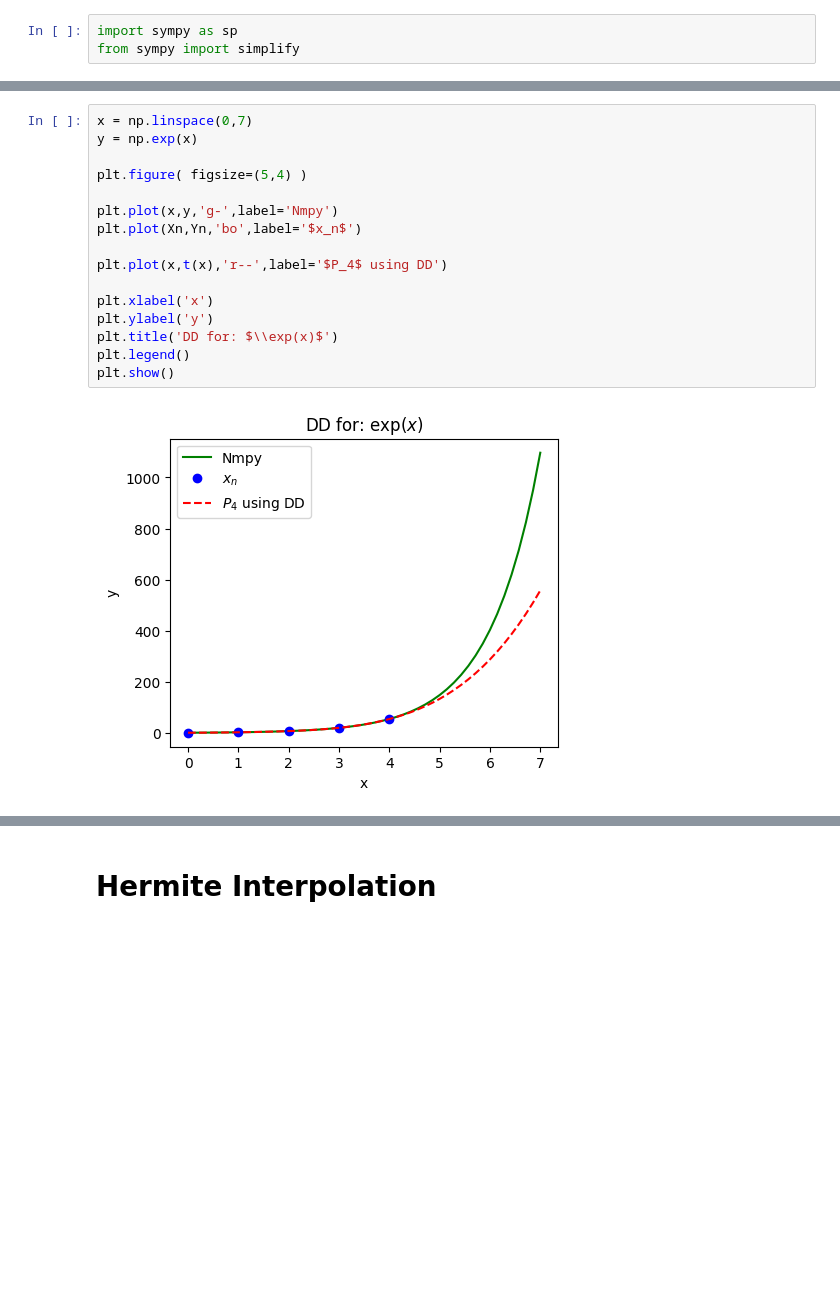
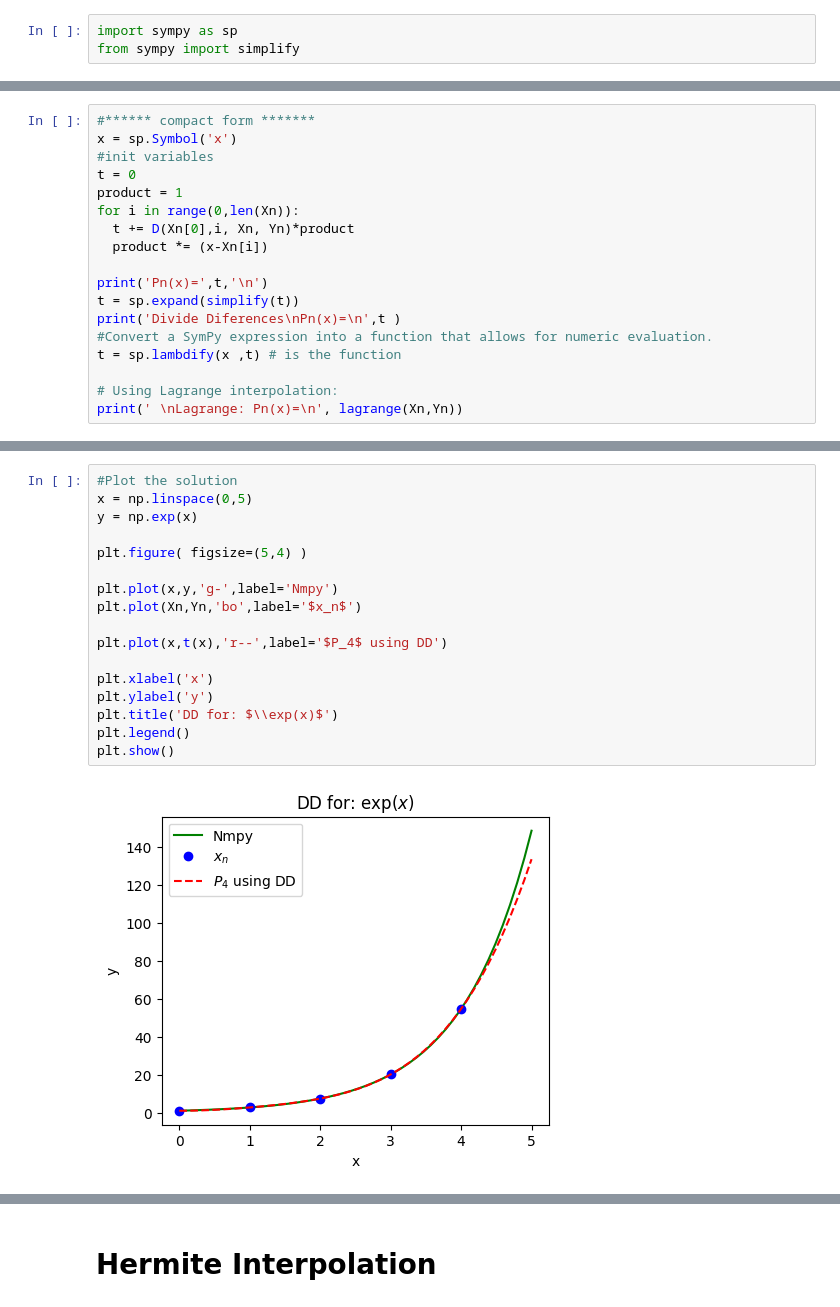
Before and after one commit to anferivera/Metodos_Computacionales, a Jupyter notebook: 4_interpolation.ipynb, the cells around one changed output, grey strips where cells are left out. Cells and saved outputs as stored; diff of their text form; blank space fills up the shorter version.

```diff
--- a/4_interpolation.ipynb
+++ b/4_interpolation.ipynb
@@ -505,3 +507,21 @@ print( t )
 t = sp.lambdify(x ,t) # is the function
 # %% [output]
 0.36321715083922*x**4 - 1.33376721973985*x**3 + 2.93502782435128*x**2 - 0.246195926991608*x + 1.0
+# %%
+#****** compact form *******
+x = sp.Symbol('x')
+#init variables
+t = 0
+product = 1
+for i in range(0,len(Xn)):
+  t += D(Xn[0],i, Xn, Yn)*product
+  product *= (x-Xn[i])
+
+print('Pn(x)=',t,'\n')
+t = sp.expand(simplify(t))
+print('Divide Diferences\nPn(x)=\n',t )
+#Convert a SymPy expression into a function that allows for numeric evaluation.
+t = sp.lambdify(x ,t) # is the function
+
+# Using Lagrange interpolation:
+print(' \nLagrange: Pn(x)=\n', lagrange(Xn,Yn))
@@ -508,18 +538,19 @@ t = sp.lambdify(x ,t) # is the function
 # %%
-x = np.linspace(0,7)
+#Plot the solution
+x = np.linspace(0,5)
 y = np.exp(x)
 
 plt.figure( figsize=(5,4) )
 
 plt.plot(x,y,'g-',label='Nmpy')
 plt.plot(Xn,Yn,'bo',label='$x_n$')
 
 plt.plot(x,t(x),'r--',label='$P_4$ using DD')
 
 plt.xlabel('x')
 plt.ylabel('y')
 plt.title('DD for: $\\exp(x)$')
 plt.legend()
 plt.show()
 # %% [output]
-[figure, old version]
+[figure, new version]
```
Also changed, not shown: parts of 20 cells of this notebook.
